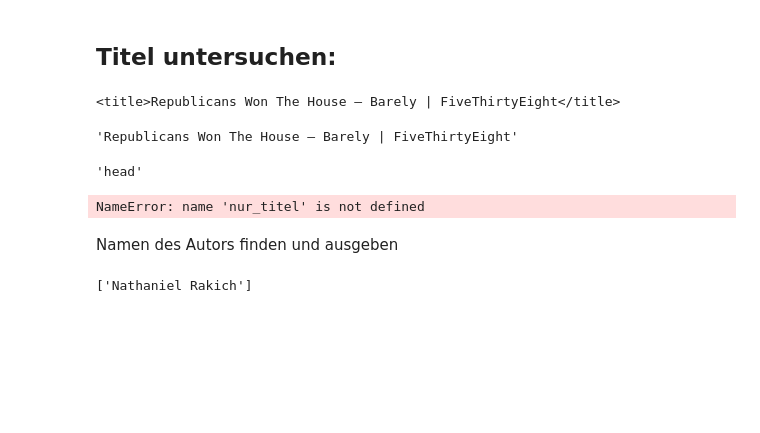
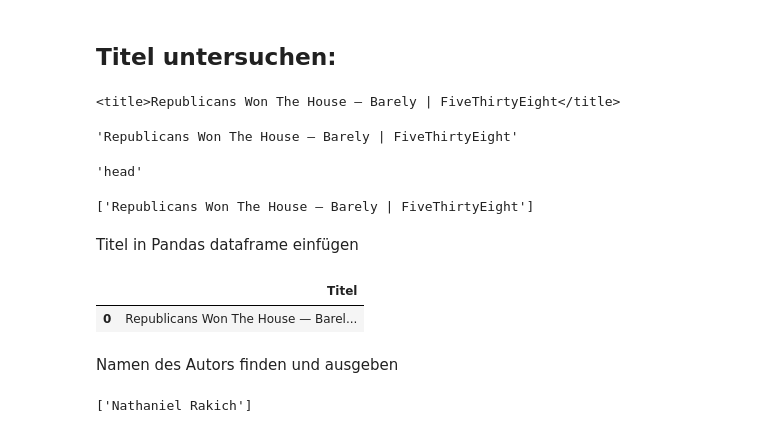
Before and after one commit to EdmondUkaj/homework-1, a Jupyter notebook: notebooks/01-scraping.ipynb, the cells around one changed output. Drawn from its saved outputs; the diff is of its cells as text; code cells hidden in the pictures; blank space fills up the shorter version.

```diff
--- a/notebooks/01-scraping.ipynb
+++ b/notebooks/01-scraping.ipynb
@@ -91,11 +91,20 @@ soup.title.string
 soup.title.parent.name
 # %% [output]
 'head'
+# %%
+title_text=[]
+title_text.append(soup.title.text)
+title_text
+# %% [output]
+['Republicans Won The House — Barely | FiveThirtyEight']
+# %% [markdown]
+Titel in Pandas dataframe einfügen
 # %%
-df_titel = pd.DataFrame({"Titel" : nur_titel})
-df_titel
+df_title = pd.DataFrame({"Titel" : title_text})
+df_title
 # %% [output]
-NameError: name 'nur_titel' is not defined
+|  | Titel |
+| 0 | Republicans Won The House — Barel... |
 # %% [markdown]
 Namen des Autors finden und ausgeben
 # %%
```
Also changed, not shown: parts of 21 cells of this notebook, 1 other file.
